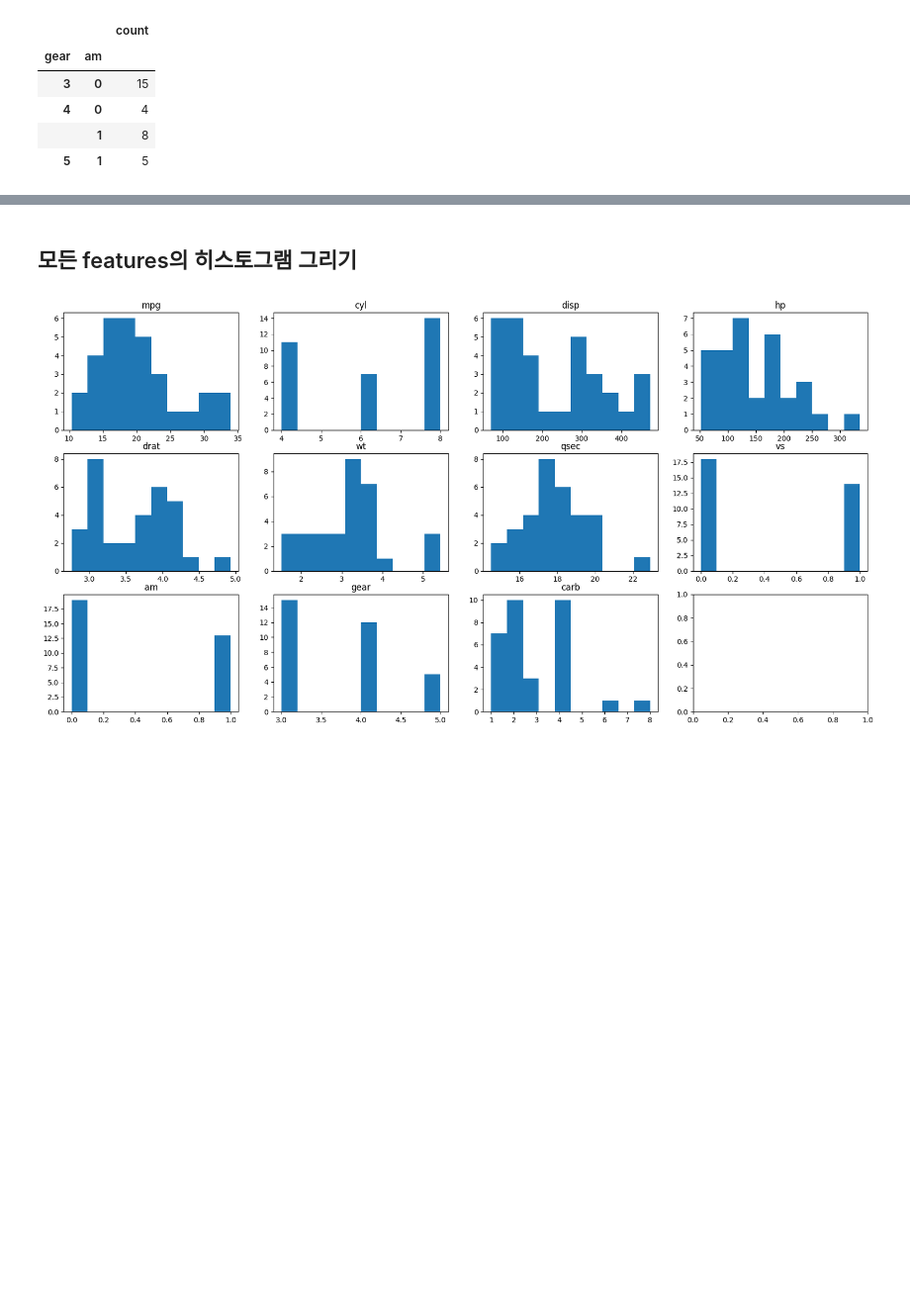
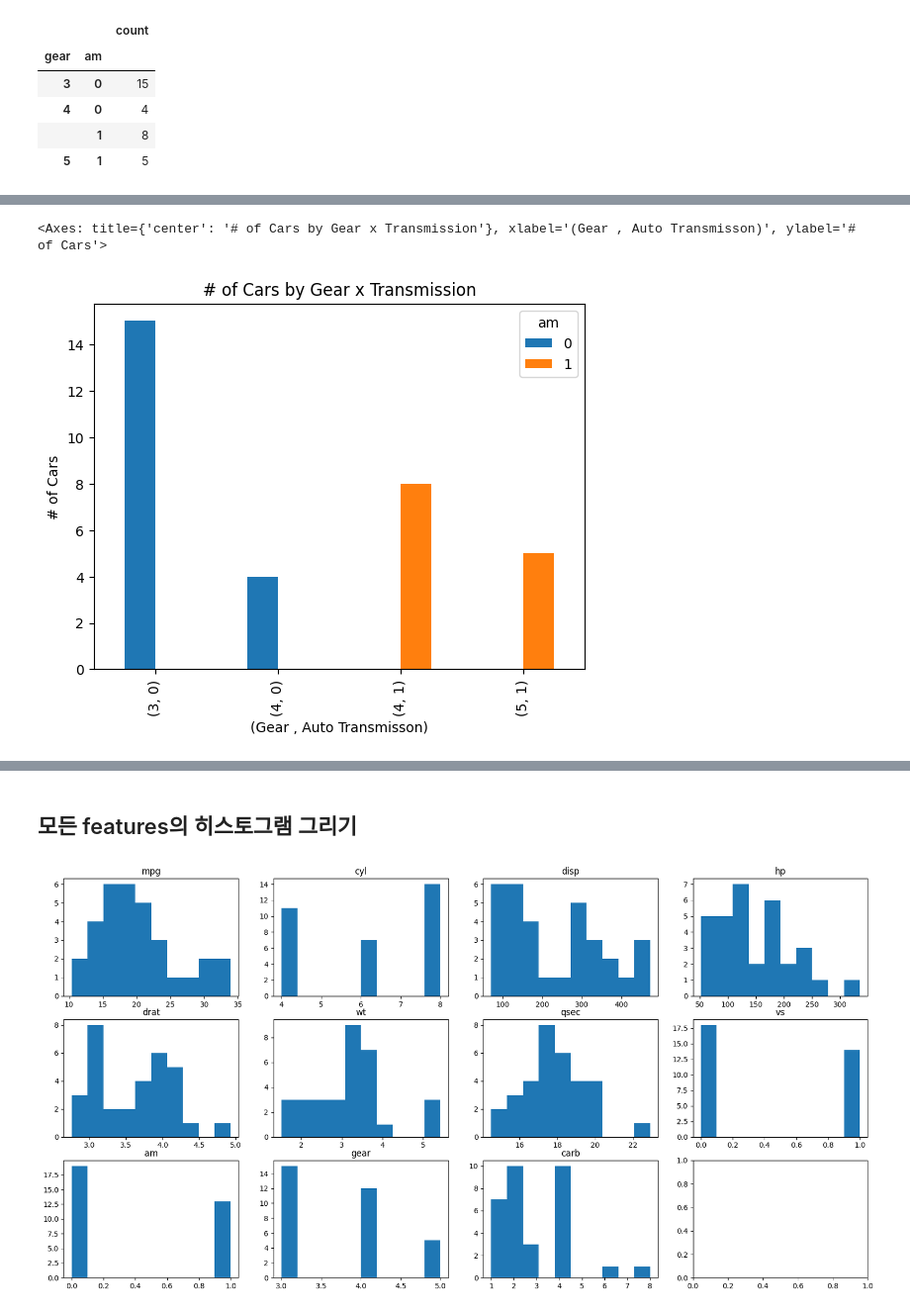
Before and after one commit to SanyaPark/Softeer-Bootcamp, a Jupyter notebook: missions/W1/M1.ipynb, the cells around one changed output, grey strips where cells are left out. Shown at 99% size. Saved outputs shown, nothing was run; the diff lists cells and outputs as text; code cells hidden in the pictures; blank space fills up the shorter version.

```diff
--- a/missions/W1/M1.ipynb
+++ b/missions/W1/M1.ipynb
@@ -120,7 +120,7 @@ am은 0, 1의 값을 갖는다
 # %% [markdown]
 ### pd.crosstab을 이용한 조합 별 개수 구하기
 # %%
-g_a = pd.crosstab(mtcars['gear'], mtcars['am'])
+g_a = pd.crosstab(index=[mtcars.gear], columns = mtcars.am)
 g_a
 # %% [output]
 | am | 0 | 1 |
@@ -152 +150,6 @@ valCnt
+# %%
+g_a.plot(kind='bar', xlabel='(Gear , Auto Transmisson)', ylabel='# of Cars', title='# of Cars by Gear x Transmission')
+# %% [output]
+<Axes: title={'center': '# of Cars by Gear x Transmission'}, xlabel='(Gear , Auto Transmisson)', ylabel='# of Cars'>
+[figure, added]
 # %%
```
Also changed, not shown: parts of 16 cells of this notebook.
